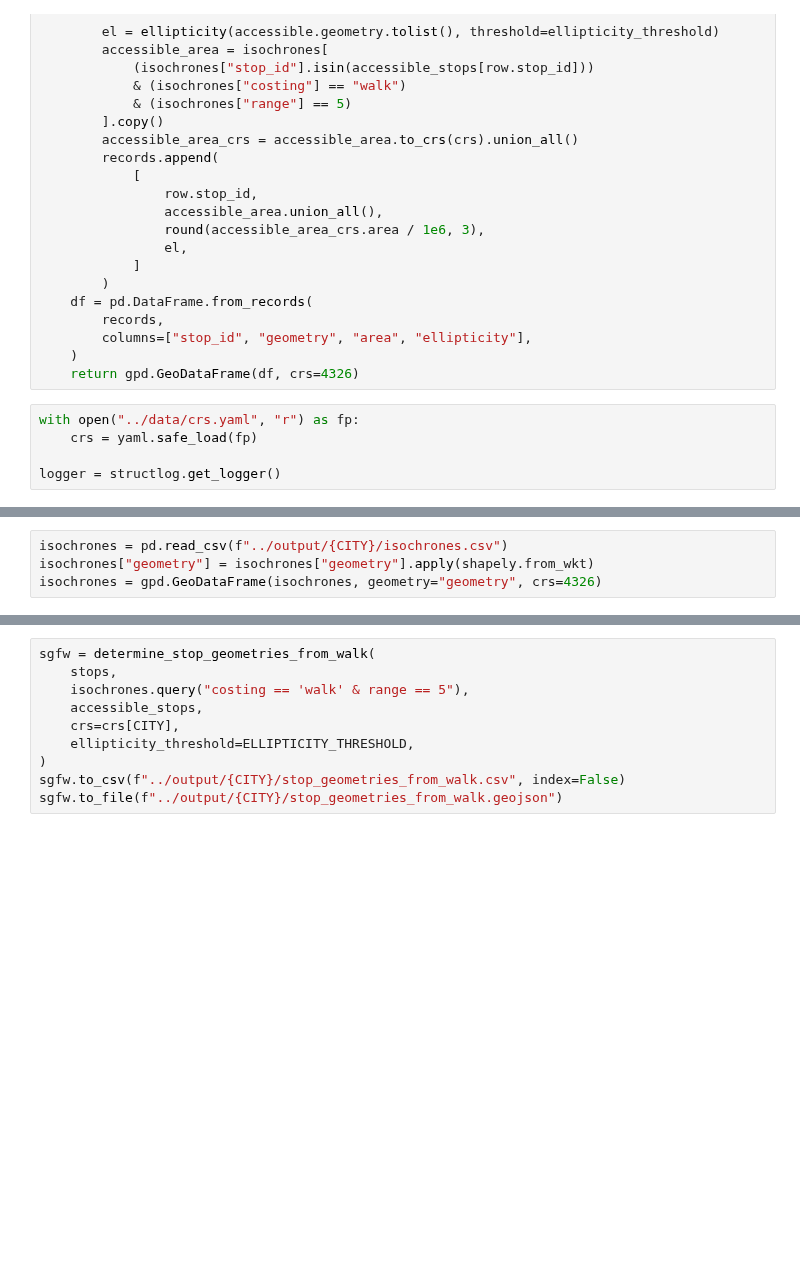
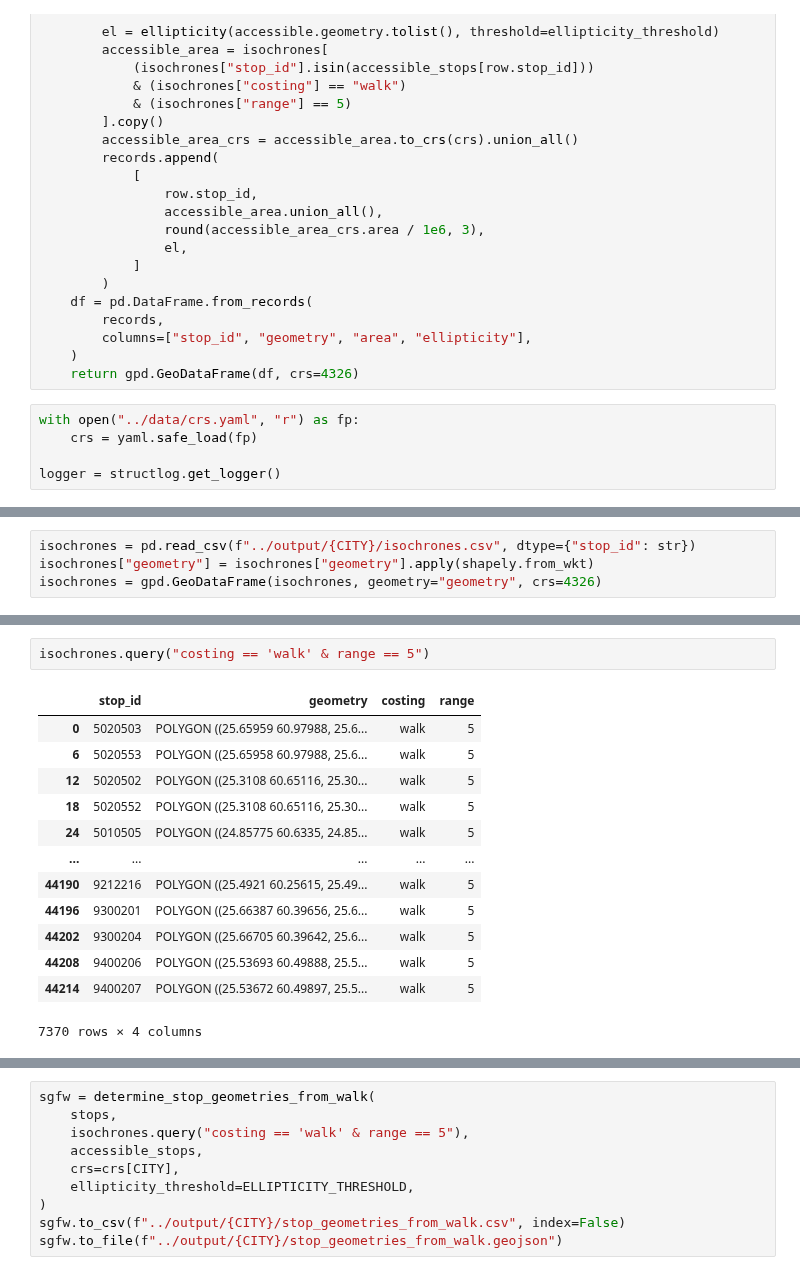
Before and after one commit to ANETILab/stop_accessibility, a Jupyter notebook: notebooks/determine_stop_polygons.ipynb, the cells around one changed output, grey strips where cells are left out. Cells and saved outputs as stored; diff of their text form; blank space fills up the shorter version.

```diff
--- a/notebooks/determine_stop_polygons.ipynb
+++ b/notebooks/determine_stop_polygons.ipynb
@@ -159,5 +159,5 @@ len(all_stops)
 # %%
-isochrones = pd.read_csv(f"../output/{CITY}/isochrones.csv")
+isochrones = pd.read_csv(f"../output/{CITY}/isochrones.csv", dtype={"stop_id": str})
 isochrones["geometry"] = isochrones["geometry"].apply(shapely.from_wkt)
 isochrones = gpd.GeoDataFrame(isochrones, geometry="geometry", crs=4326)
 # %%
@@ -171,0 +176,16 @@ stops.head(2)
+# %%
+isochrones.query("costing == 'walk' & range == 5")
+# %% [output]
+|  | stop_id | geometry | costing | range |
+| 0 | 5020503 | POLYGON ((25.65959 60.97988, 25.6... | walk | 5 |
+| 6 | 5020553 | POLYGON ((25.65958 60.97988, 25.6... | walk | 5 |
+| 12 | 5020502 | POLYGON ((25.3108 60.65116, 25.30... | walk | 5 |
+| 18 | 5020552 | POLYGON ((25.3108 60.65116, 25.30... | walk | 5 |
+| 24 | 5010505 | POLYGON ((24.85775 60.6335, 24.85... | walk | 5 |
+| ... | ... | ... | ... | ... |
+| 44190 | 9212216 | POLYGON ((25.4921 60.25615, 25.49... | walk | 5 |
+| 44196 | 9300201 | POLYGON ((25.66387 60.39656, 25.6... | walk | 5 |
+| 44202 | 9300204 | POLYGON ((25.66705 60.39642, 25.6... | walk | 5 |
+| 44208 | 9400206 | POLYGON ((25.53693 60.49888, 25.5... | walk | 5 |
+| 44214 | 9400207 | POLYGON ((25.53672 60.49897, 25.5... | walk | 5 |
+7370 rows × 4 columns
```
Also changed, not shown: parts of 6 cells of this notebook, 6 other files.
